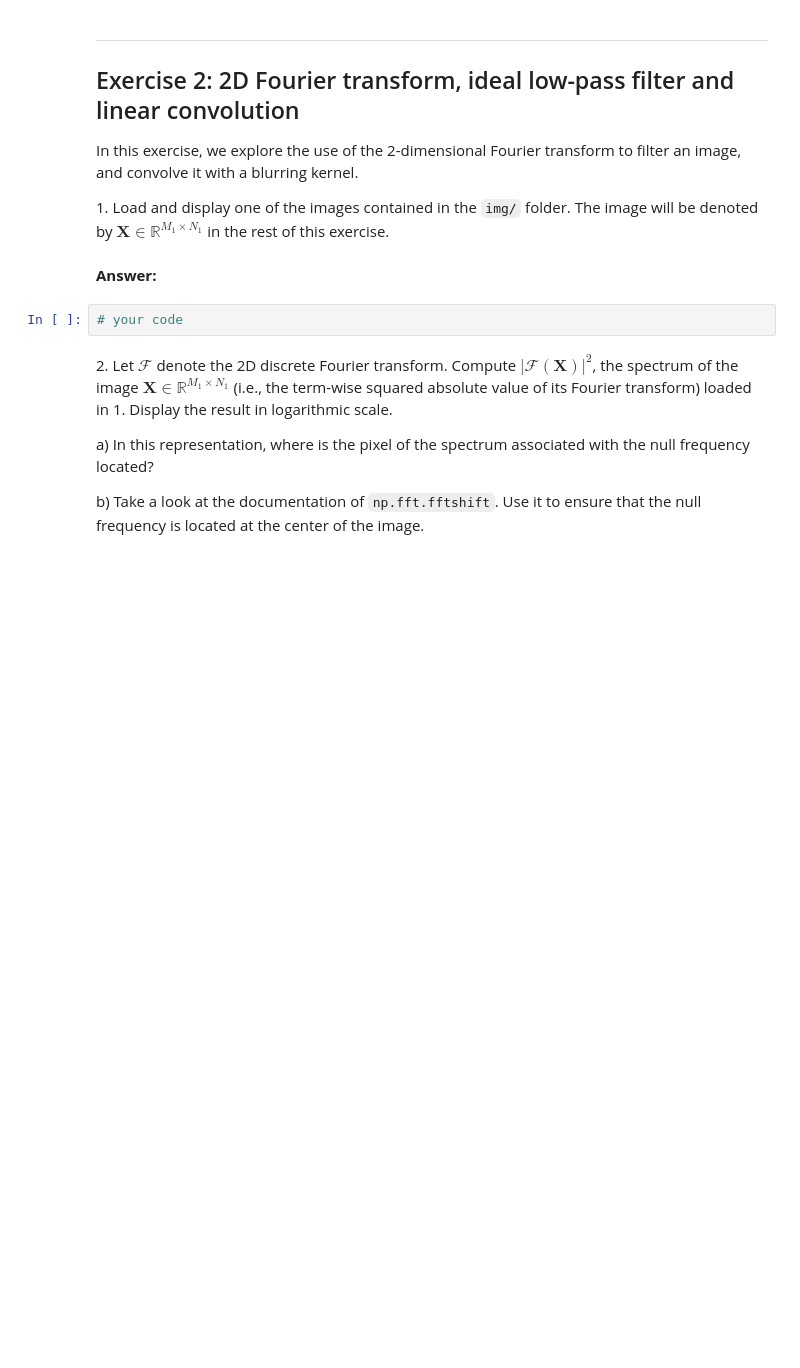
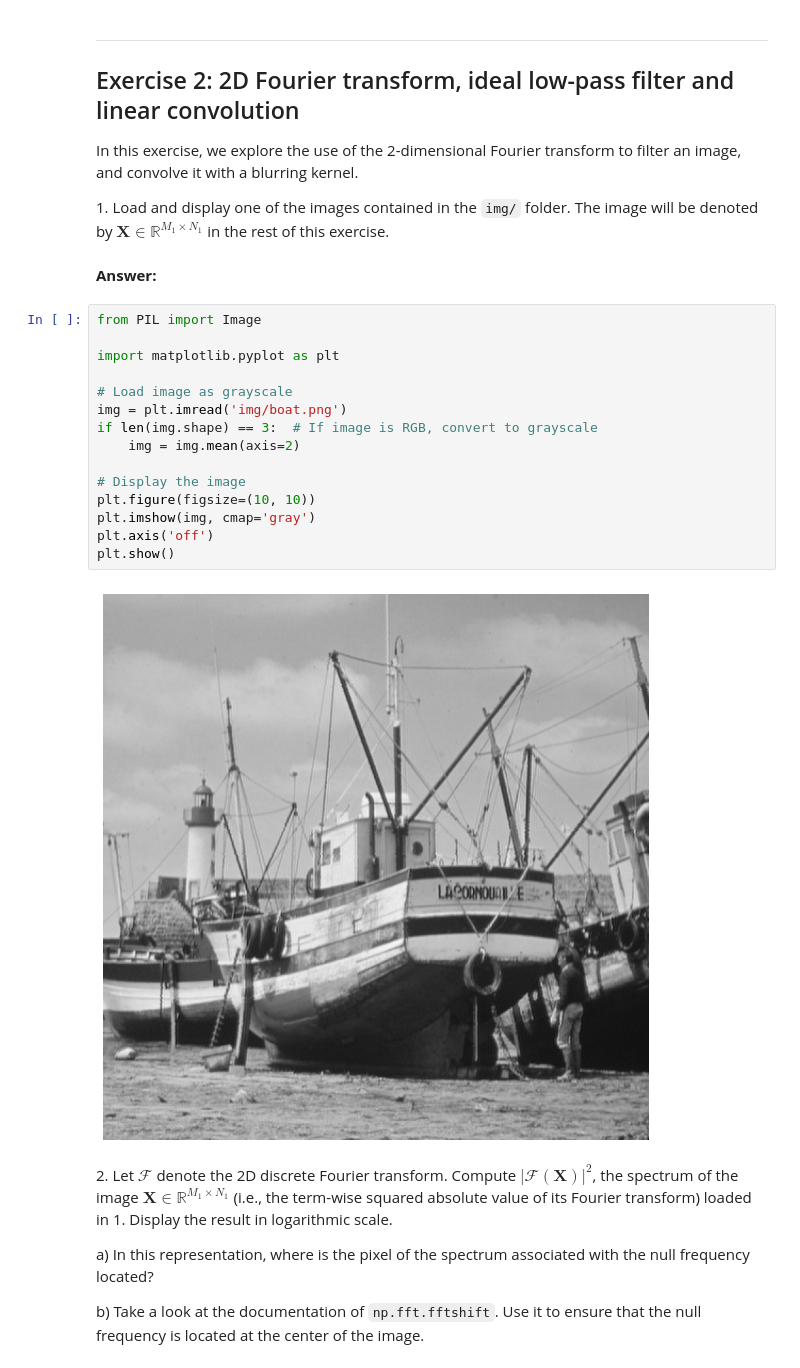
Before and after one commit to antoineamiel/python_sdia, a Jupyter notebook: Labs/Lab3/lab3.ipynb, the cells around one changed output. Cells and saved outputs as stored; diff of their text form; blank space fills up the shorter version.

```diff
--- a/Labs/Lab3/lab3.ipynb
+++ b/Labs/Lab3/lab3.ipynb
@@ -256,8 +256,23 @@ In this exercise, we explore the use of the 2-dimensional Fourier transform to f
 1\. Load and display one of the images contained in the `img/` folder. The image will be denoted by $\mathbf{X} \in \mathbb{R}^{M_1 \times N_1}$ in the rest of this exercise.
 # %% [markdown]
 **Answer:**
-# %%
-# your code
+# %%
+from PIL import Image
+
+import matplotlib.pyplot as plt
+
+# Load image as grayscale
+img = plt.imread('img/boat.png')
+if len(img.shape) == 3:  # If image is RGB, convert to grayscale
+    img = img.mean(axis=2)
+
+# Display the image
+plt.figure(figsize=(10, 10))
+plt.imshow(img, cmap='gray')
+plt.axis('off')
+plt.show()
+# %% [output]
+[figure, added]
 # %% [markdown]
 2\. Let $\mathcal{F}$ denote the 2D discrete Fourier transform. Compute $|\mathcal{F}(\mathbf{X})|^2$, the spectrum of the image $\mathbf{X} \in \mathbb{R}^{M_1 \times N_1}$ (i.e., the term-wise squared absolute value of its Fourier transform) loaded in 1. Display the result in logarithmic scale.
 
```
Also changed, not shown: parts of 5 cells of this notebook, 2 other files.
